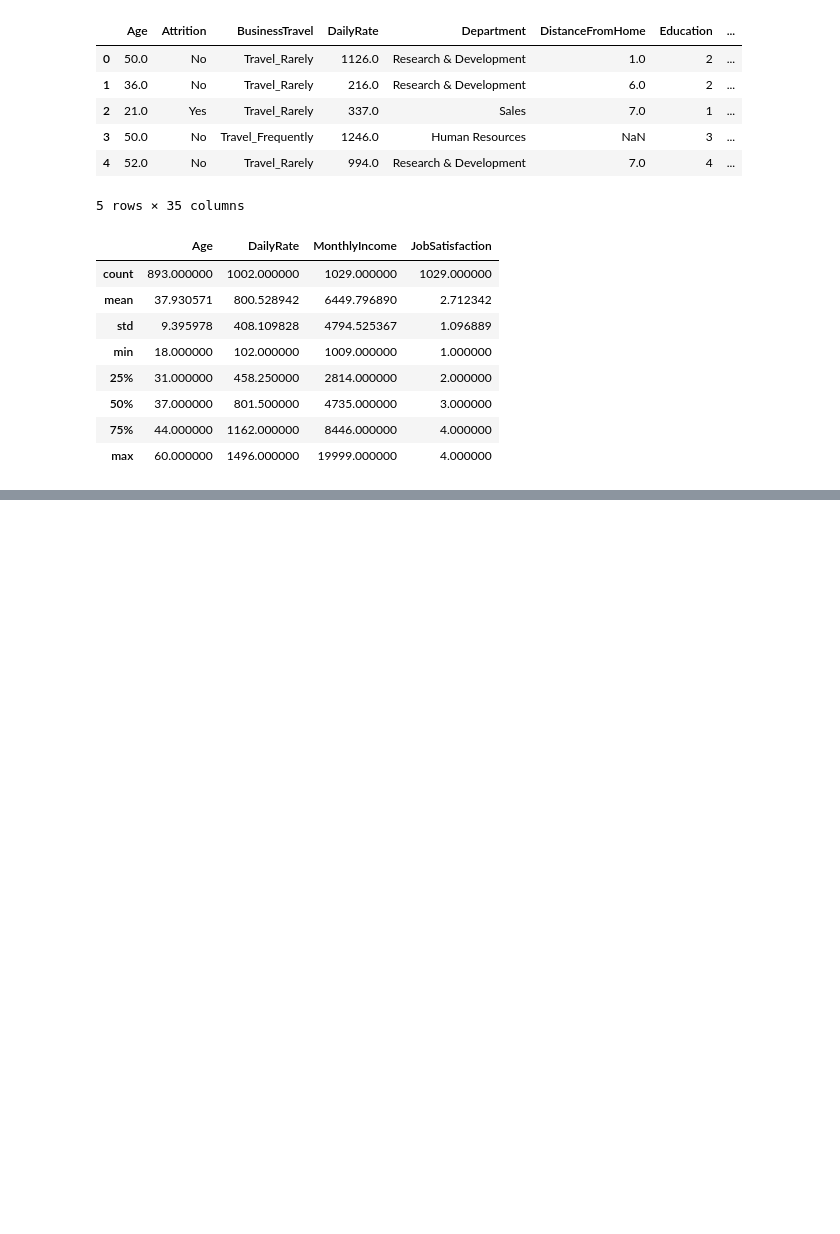
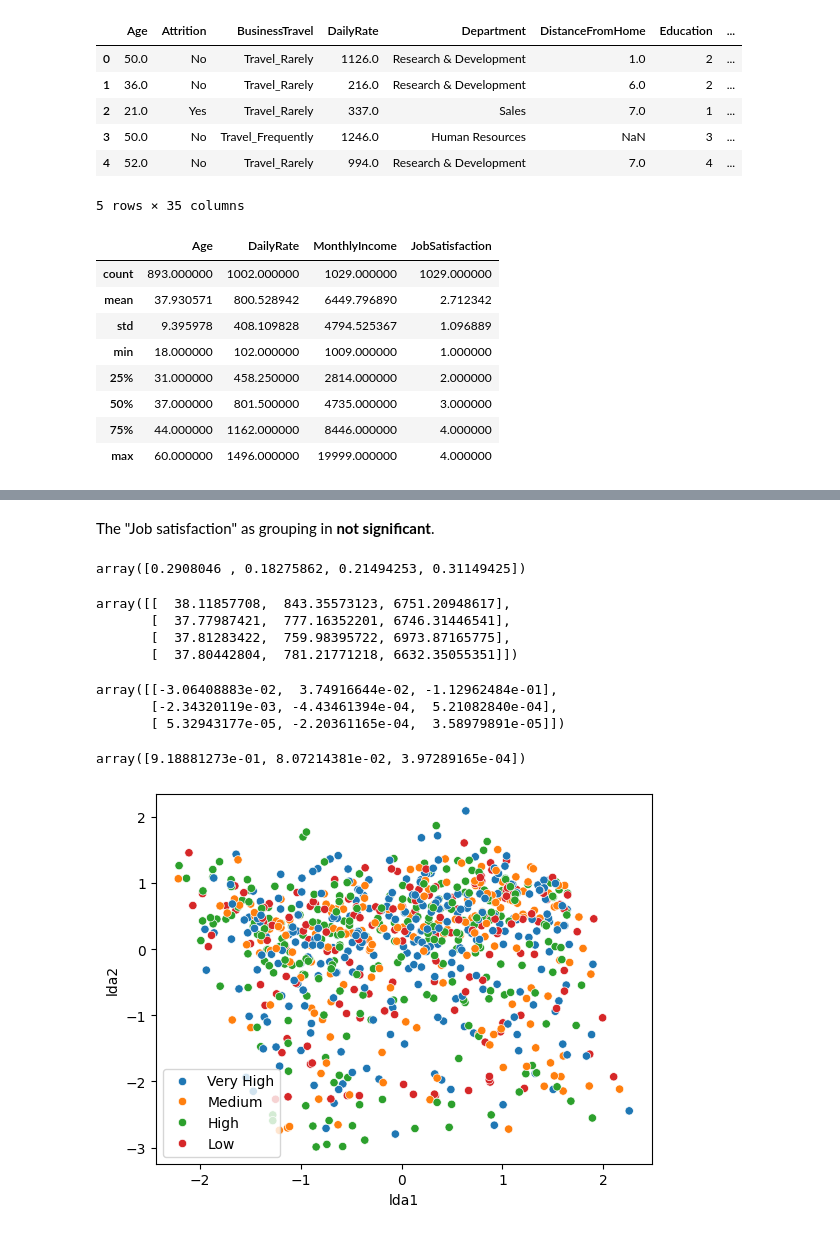
Before and after one commit to ydesquitado/APM1220, a Jupyter notebook: DESQUITADO_APM1220_FA5.ipynb, the cells around one changed output, grey strips where cells are left out. Saved outputs shown, nothing was run; the diff lists cells and outputs as text; code cells hidden in the pictures; blank space fills up the shorter version.

```diff
--- a/DESQUITADO_APM1220_FA5.ipynb
+++ b/DESQUITADO_APM1220_FA5.ipynb
@@ -81,0 +144,40 @@ See the caveats in the documentation: https://pandas.pydata.org/pandas-docs/stab
+# %% [markdown]
+The "Job satisfaction" as grouping in **not significant**.
+# %%
+y = data['JobSatisfaction']
+postHoc = lda().fit(X = X, y = y)
+# %%
+# get Prior probabilities of groups:
+postHoc.priors_
+# %% [output]
+array([0.2908046 , 0.18275862, 0.21494253, 0.31149425])
+# %%
+# get group means
+postHoc.means_
+# %% [output]
+array([[  38.11857708,  843.35573123, 6751.20948617],
+       [  37.77987421,  777.16352201, 6746.31446541],
+       [  37.81283422,  759.98395722, 6973.87165775],
+       [  37.80442804,  781.21771218, 6632.35055351]])
+# %%
+# get Coefficients of linear discriminants
+postHoc.scalings_
+# %% [output]
+array([[-3.06408883e-02,  3.74916644e-02, -1.12962484e-01],
+       [-2.34320119e-03, -4.43461394e-04,  5.21082840e-04],
+       [ 5.32943177e-05, -2.20361165e-04,  3.58979891e-05]])
+# %%
+# get Proportion of trace (variance explained by each of the selected components)
+postHoc.explained_variance_ratio_
+# %% [output]
+array([9.18881273e-01, 8.07214381e-02, 3.97289165e-04])
+# %%
+XNew = pd.DataFrame(lda().fit(X = X, y = y).transform(X), columns = ["lda1", "lda2", "lda3"])
+XNew["JobSatisfaction"] = data["JobSatisfaction"]
+sns.scatterplot(data = XNew,
+                x = "lda1",
+                y = "lda2",
+                hue = data.JobSatisfaction.tolist())
+plt.show()
+# %% [output]
+[figure, added]
```
Also changed, not shown: parts of 10 cells of this notebook.
